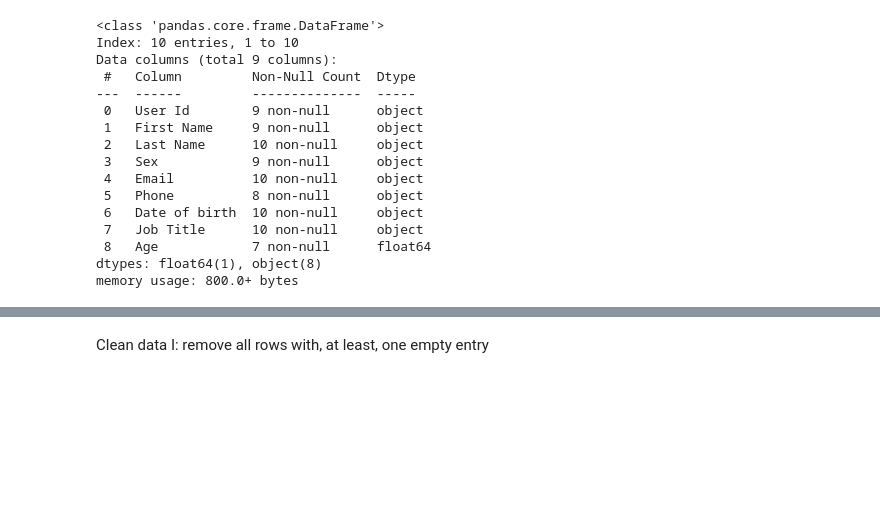
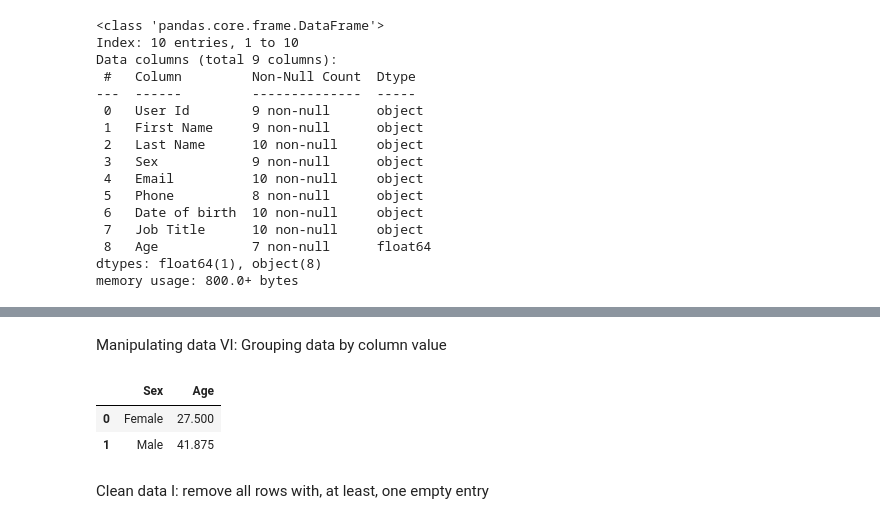
Before and after one commit to jvrglr/Scientific_python_QLS_diploma_26-27, a Jupyter notebook: Lecture_4.ipynb, the cells around one changed output, grey strips where cells are left out. Cells and saved outputs as stored; diff of their text form; code cells hidden in the pictures; blank space fills up the shorter version.

```diff
--- a/Lecture_4.ipynb
+++ b/Lecture_4.ipynb
@@ -352,3 +402,12 @@ memory usage: 800.0+ bytes
+# %% [markdown]
+Manipulating data VI: Grouping data by column value
+# %%
+df_grouped = df_small.groupby("Sex").mean().reset_index() # Groups the DataFrame by the column "Sex" and makes the mean of the other columns, then resets the index to have a clean DataFrame
+df_grouped.head()
+# %% [output]
+|  | Sex | Age |
+| 0 | Female | 27.500 |
+| 1 | Male | 41.875 |
 # %% [markdown]
 Clean data I: remove all rows with, at least, one empty entry
 # %%
```
Also changed, not shown: parts of 16 cells of this notebook.
